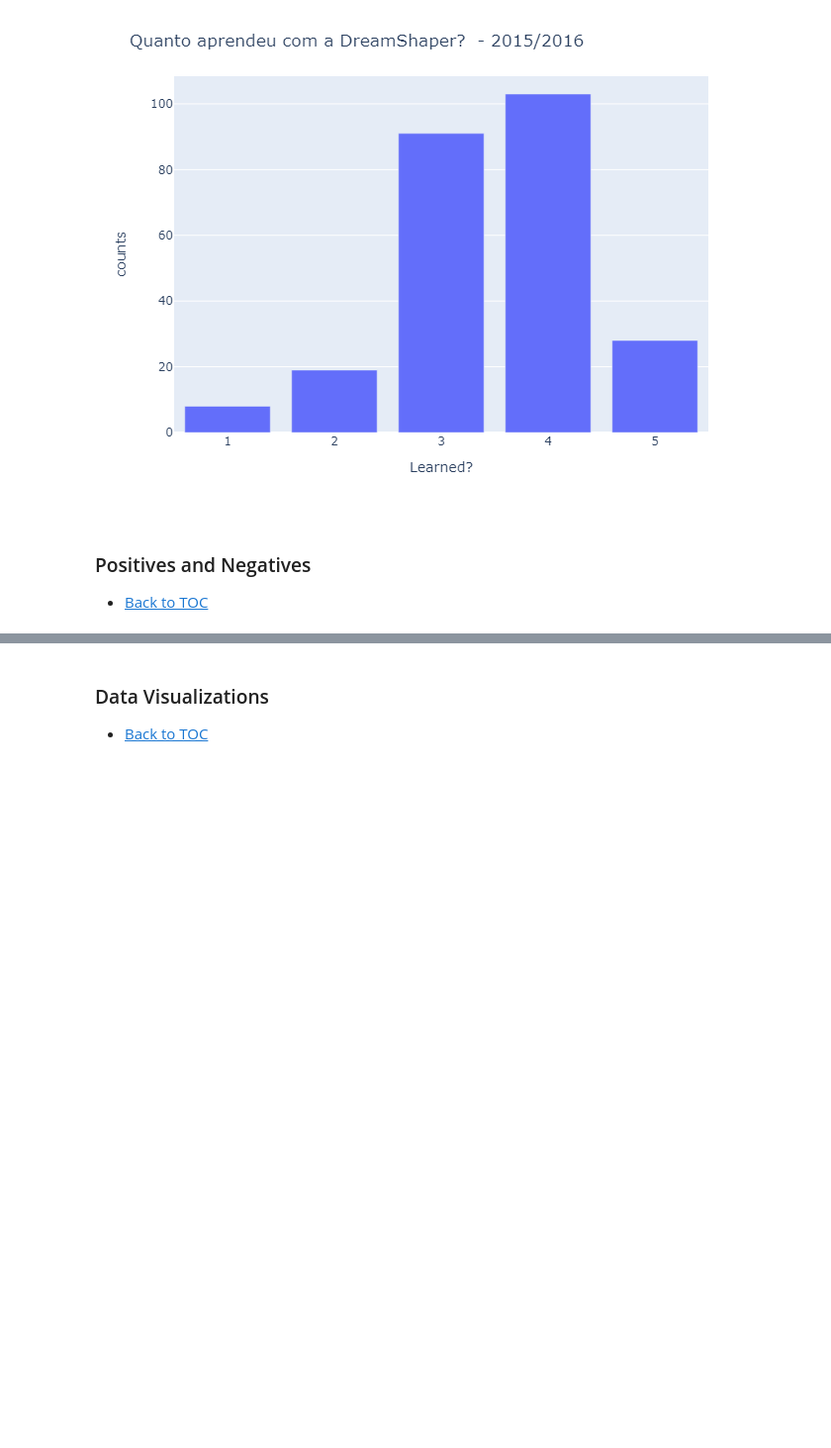
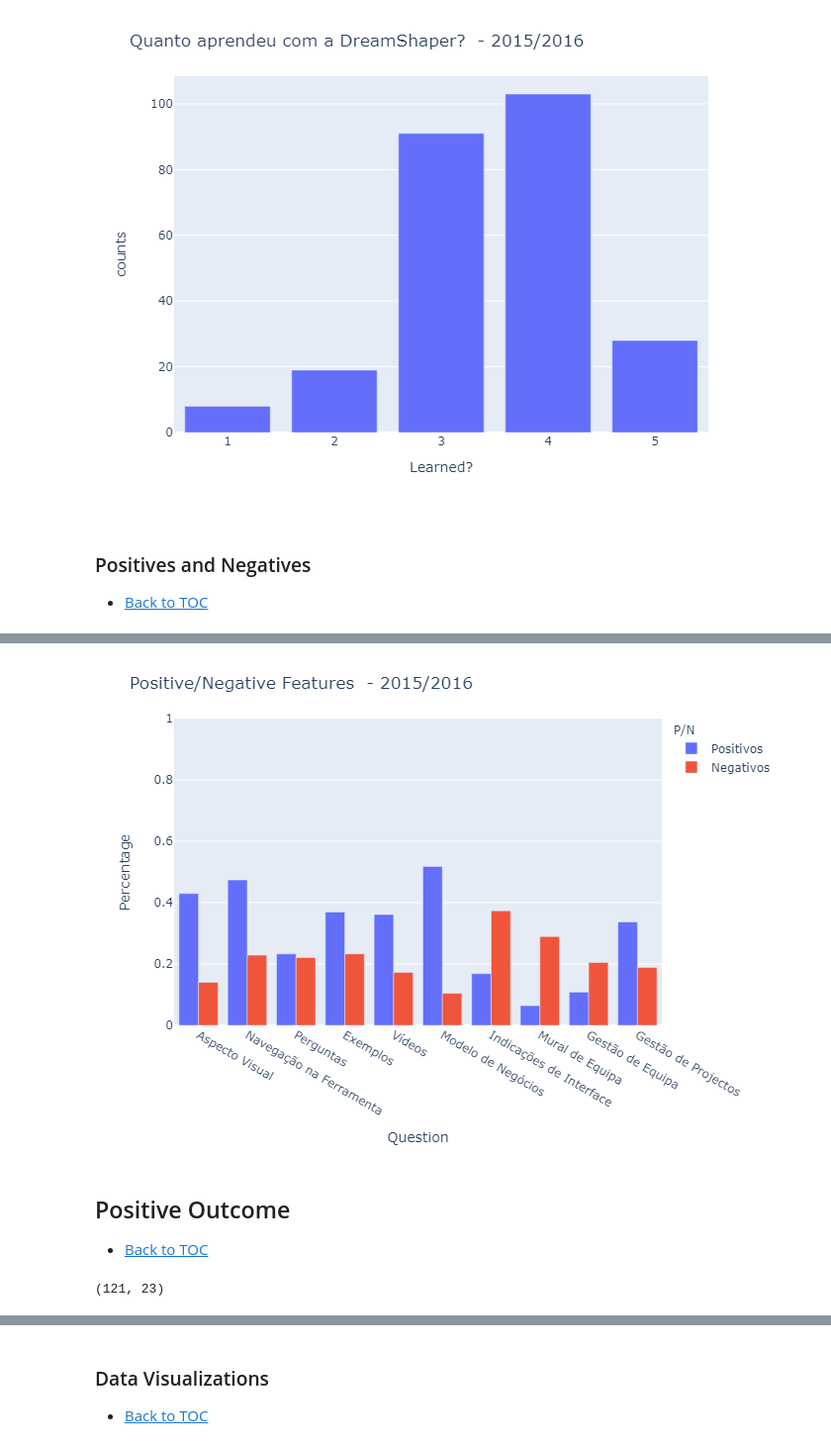
Before and after one commit to DSWorkPortugal/MscThesisFernando, a Jupyter notebook: 4-Ano20152016.ipynb, the cells around one changed output, grey strips where cells are left out. Shown at 99% size. Drawn from its saved outputs; the diff is of its cells as text; code cells hidden in the pictures; blank space fills up the shorter version.

```diff
--- a/4-Ano20152016.ipynb
+++ b/4-Ano20152016.ipynb
@@ -264,0 +389,15 @@ Ano20152016['E quais são os 3 aspectos que menos gosta? Gestão de projectos'].
+# %%
+from IPython.display import Image
+Image(filename='Outputs/ImageOutputsYear/figurePosNeg20152016.png')
+# %% [output]
+[figure, added]
+# %% [markdown]
+## Positive Outcome
+* [Back to TOC](#backtoc)
+# %%
+Ano20152016PO = Ano20152016.copy()
+Ano20152016PO = Ano20152016PO[Ano20152016PO['Está satisfeito com a ferramenta DreamShaper?'] == 4]
+Ano20152016PO
+Ano20152016PO.shape
+# %% [output]
+(121, 23)
```
Also changed, not shown: parts of 20 cells of this notebook, 7 other files.
